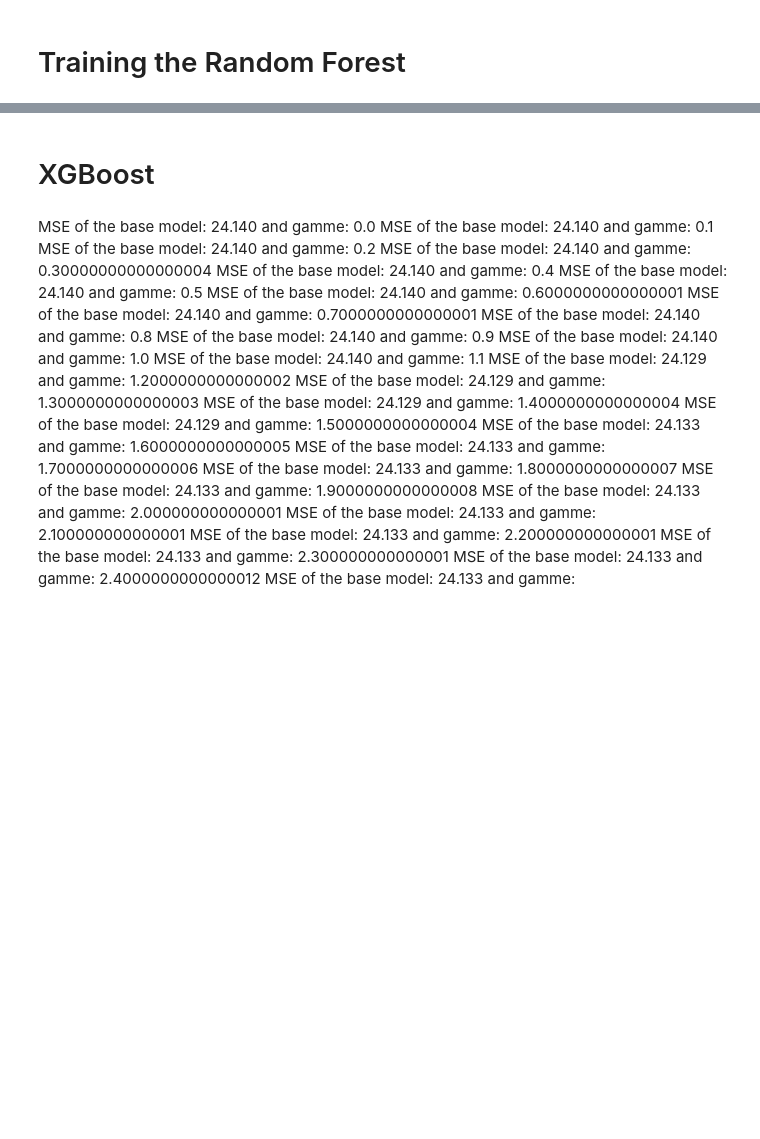
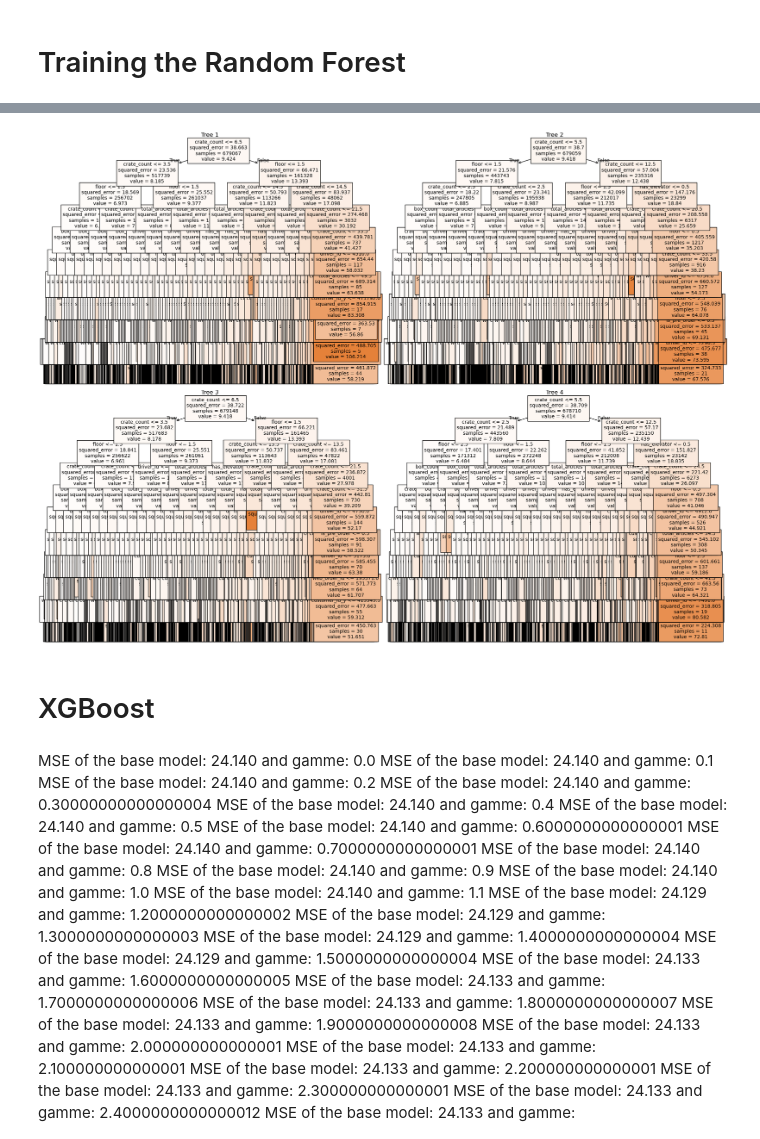
Before and after one commit to eelisee/flaschenpost, a Jupyter notebook: emil-playground.ipynb, the cells around one changed output, grey strips where cells are left out. Drawn from its saved outputs; the diff is of its cells as text; code cells hidden in the pictures; blank space fills up the shorter version.

```diff
--- a/emil-playground.ipynb
+++ b/emil-playground.ipynb
@@ -299,7 +327,7 @@ dtype: object
 # %% [markdown]
 # Training the Random Forest
 # %%
-regressor = RandomForestRegressor(n_estimators=20, random_state=0, oob_score=True)
+regressor = RandomForestRegressor(n_estimators=20, random_state=0,max_depth=10,min_samples_leaf=5,min_samples_split=10, oob_score=True)
 
 regressor.fit(X_train, y_train)
 # %% [output]
@@ -356,3 +385,21 @@ R-squared: 0.3375366959313808
+# %%
+import matplotlib.pyplot as plt
+from sklearn.tree import plot_tree
+
+# Set up the figure size
+plt.figure(figsize=(20, 15))
+
+# Loop through the first 4 trees and plot them
+for i in range(4):
+    plt.subplot(2, 2, i+1)  # Create a subplot (2x2 grid)
+    plot_tree(regressor.estimators_[i], filled=True, feature_names=X_train.columns, fontsize=10)
+    plt.title(f"Tree {i+1}")
+
+# Display the plot
+plt.tight_layout()
+plt.show()
+# %% [output]
+[figure, added]
 # %% [markdown]
 # XGBoost
 # %% [markdown]
```
Also changed, not shown: parts of 12 cells of this notebook.
